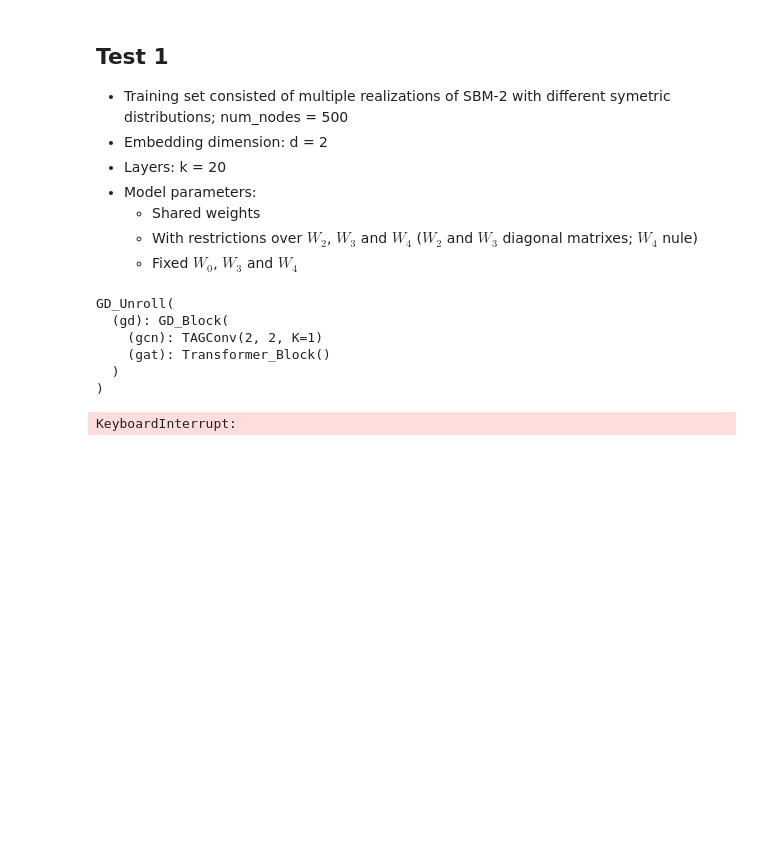
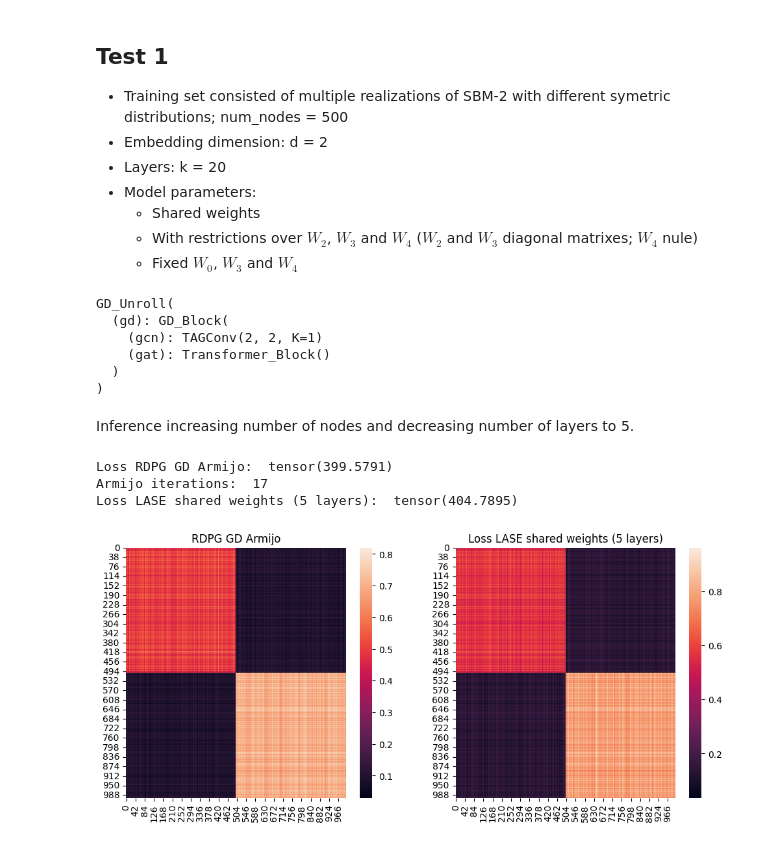
Before and after one commit to sofiperez91/LASE_old, a Jupyter notebook: notebooks/Tests.ipynb, the cells around one changed output. Drawn from its saved outputs; the diff is of its cells as text; code cells hidden in the pictures; blank space fills up the shorter version.

```diff
--- a/notebooks/Tests.ipynb
+++ b/notebooks/Tests.ipynb
@@ -43,39 +43,44 @@ GD_Unroll(
     (gat): Transformer_Block()
   )
 )
+# %% [markdown]
+Inference increasing number of nodes and decreasing number of layers to 5.
 # %%
-num_nodes = 4000
+num_nodes = 1000
 d = 2
 n = [int(num_nodes/2), int(num_nodes/2)]
 
 p = [[0.5, 0.1],
      [0.1, 0.7]]
 
 edge_index = stochastic_blockmodel_graph(n, p).to(device)
 edge_index_2 = torch.ones([num_nodes,num_nodes],).nonzero().t().contiguous()
 x = torch.rand(num_nodes,d).to(device)
 
 
 x_gd, cost_gd, iter = RDPG_GD_Armijo(x.squeeze(0), edge_index)
 x_gd = x_gd.to(device)
 loss = torch.norm((x_gd@x_gd.T - to_dense_adj(edge_index).squeeze(0)))
 print("Loss RDPG GD Armijo: ", loss)
 print("Armijo iterations: ", iter)
 
 x_lase = lase(x, edge_index, edge_index_2)
 x_lase = x_lase.detach()
 loss = torch.norm((x_lase@x_lase.T - to_dense_adj(edge_index).squeeze(0)))
 print(f"Loss LASE shared weights ({gd_steps} layers): ", loss)
 x_lase = x_lase.to('cpu')
 
 fig, axes = plt.subplots(1, 2, figsize =(12,5))
 axes[0].set_title('RDPG GD Armijo')
 sns.heatmap(x_gd@x_gd.T, ax=axes[0])
 axes[1].set_title(f'Loss LASE shared weights ({gd_steps} layers)')
 sns.heatmap(x_lase@x_lase.T, ax=axes[1])
 plt.show()
 # %% [output]
-KeyboardInterrupt:
+Loss RDPG GD Armijo:  tensor(399.5791)
+Armijo iterations:  17
+Loss LASE shared weights (5 layers):  tensor(404.7895)
+[figure, added]
 # %%
 %timeit -n 10 -r 10 RDPG_GD_Armijo(x.squeeze(0), edge_index)
 # %% [output]
```
Also changed, not shown: parts of 6 cells of this notebook.
